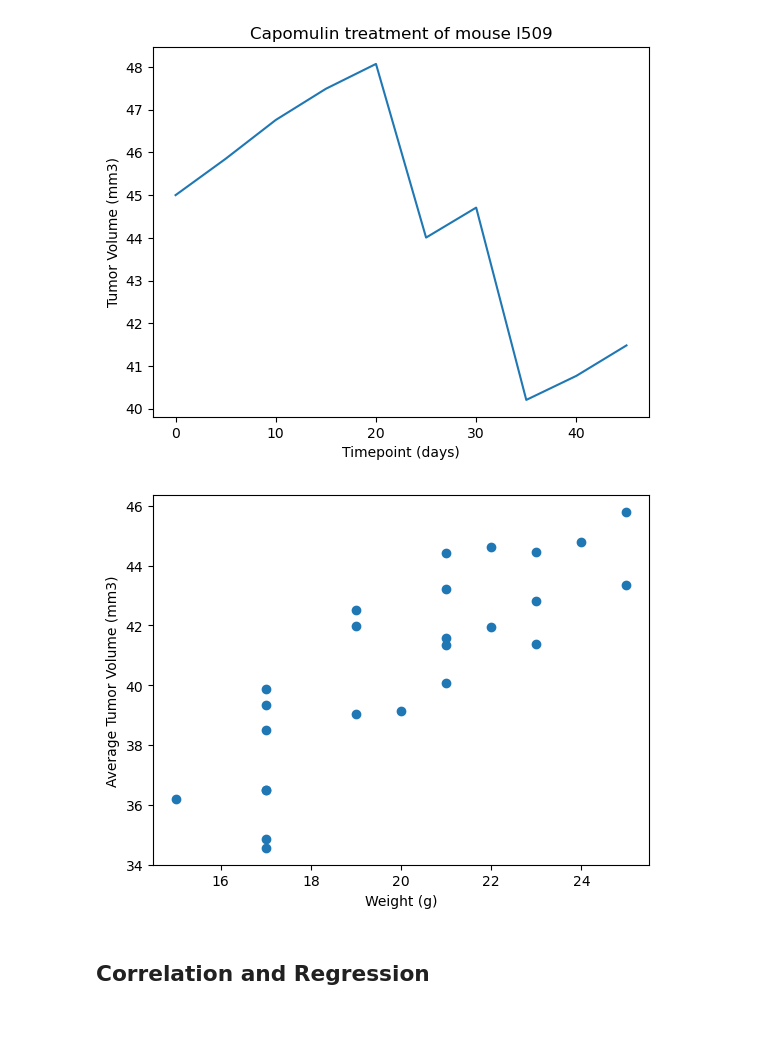
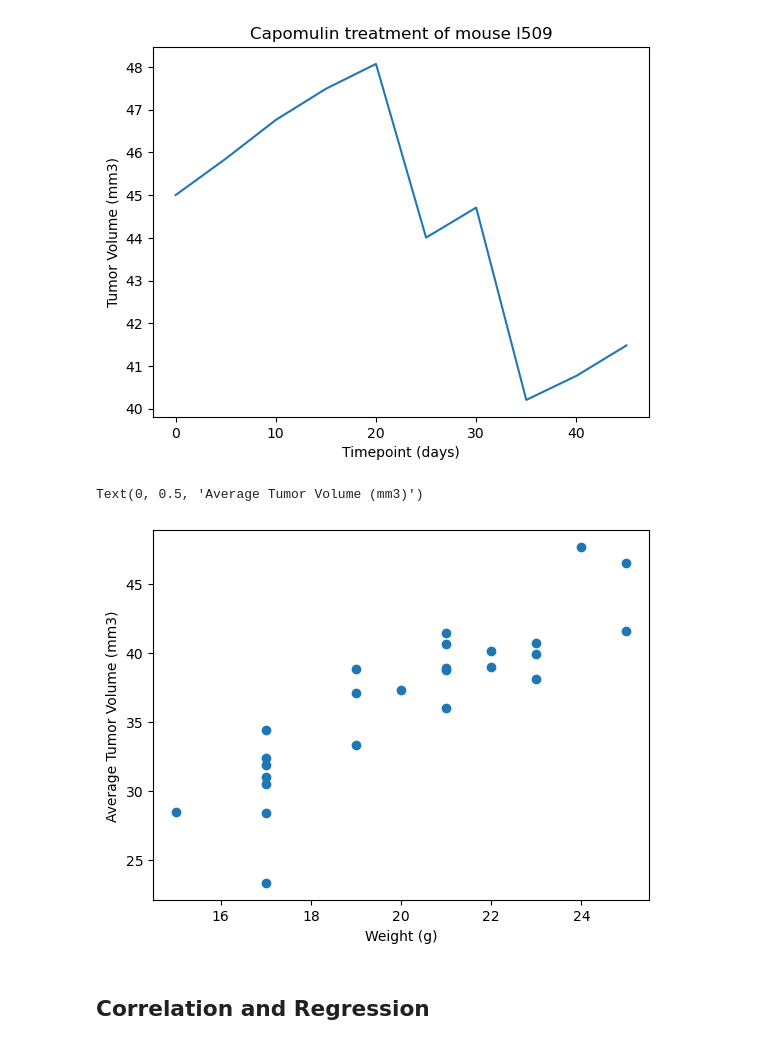
Before and after one commit to elidiak/-pymaceuticals-challenge, a Jupyter notebook: pymaceuticals_starter.ipynb, the cells around one changed output. Cells and saved outputs as stored; diff of their text form; code cells hidden in the pictures.

Commit message:
Most of Quartiles and Plots

```diff
--- a/pymaceuticals_starter.ipynb
+++ b/pymaceuticals_starter.ipynb
@@ -119,6 +121,7 @@ Name: count, Length: 249, dtype: int64
 
 drug = "Drug Regimen"
 tumor_volume = "Tumor Volume (mm3)"
+weight = "Weight (g)"
 
 drug_list = clean_data.groupby([drug])[drug]
 drug_means = clean_data.groupby([drug])[tumor_volume].mean()
@@ -128,7 +131,7 @@ drug_deviation = clean_data.groupby([drug])[tumor_volume].std()
 drug_sem = clean_data.groupby([drug])[tumor_volume].sem()
 
 drug_summary = pd.DataFrame({
-    "Drug Regimen": drug_list,
+
     "Mean Tumor Volume": drug_means,
     "Median Tumor Volume": drug_means,
     "Tumor Volume Variance": drug_variance,
@@ -245,0 +230,34 @@ Ceftamin's potential outliers: Series([], Name: Tumor Volume (mm3), dtype: float
+# %%
+# Put treatments into a list for for loop (and later for plot labels)
+drug_list_2 = ["Capomulin","Ramicane","Infubinol","Ceftamin"]
+
+# Create empty list to fill with tumor vol data (for plotting)
+tumor_volume_data = []
+
+# Locate the rows which contain mice on each drug and get the tumor volumes
+capomulin_df = tumor_data[tumor_data["Drug Regimen"] == "Capomulin"]
+ramicane_df = tumor_data[tumor_data["Drug Regimen"] == "Ramicane"]
+infubinol_df = tumor_data[tumor_data["Drug Regimen"] == "Infubinol"]
+ceftamin_df = tumor_data[tumor_data["Drug Regimen"] == "Ceftamin"]
+
+# Calculate the IQR and quantitatively determine if there are any potential outliers.
+capomulin_iqr = capomulin_df[tumor_volume].quantile(0.75) - capomulin_df[tumor_volume].quantile(0.25)
+ramicane_iqr = ramicane_df[tumor_volume].quantile(0.75) - ramicane_df[tumor_volume].quantile(0.25)
+infubinol_iqr = infubinol_df[tumor_volume].quantile(0.75) - infubinol_df[tumor_volume].quantile(0.25)
+ceftamin_iqr = ceftamin_df[tumor_volume].quantile(0.75) - ceftamin_df[tumor_volume].quantile(0.25)
+
+# Determine outliers using upper and lower bounds
+capomulin_upper = capomulin_df[tumor_volume].quantile(0.75) + 1.5*capomulin_iqr
+capomulin_lower = capomulin_df[tumor_volume].quantile(0.25) - 1.5*capomulin_iqr
+ramicane_upper = ramicane_df[tumor_volume].quantile(0.75) + 1.5*ramicane_iqr
+ramicane_lower = ramicane_df[tumor_volume].quantile(0.25) - 1.5*ramicane_iqr
+infubinol_upper = infubinol_df[tumor_volume].quantile(0.75) + 1.5*infubinol_iqr
+infubinol_lower = infubinol_df[tumor_volume].quantile(0.25) - 1.5*infubinol_iqr
+ceftamin_upper = ceftamin_df[tumor_volume].quantile(0.75) + 1.5*ceftamin_iqr
+ceftamin_lower = ceftamin_df[tumor_volume].quantile(0.25) - 1.5*ceftamin_iqr
+
+#Outliers for each drug
+capomulin_outliers = capomulin_df[(capomulin_df[tumor_volume] > capomulin_upper | capomulin_df[tumor_volume] < capomulin_lower)]
+ramicane_outliers = ramicane_df[(ramicane_df[tumor_volume] > ramicane_upper | ramicane_df[tumor_volume] < ramicane_lower)]
+infubinol_outliers = infubinol_df[(infubinol_df[tumor_volume] > infubinol_upper | infubinol_df[tumor_volume] < infubinol_lower)]
+ceftamin_outliers = ceftamin_df[(ceftamin_df[tumor_volume] > ceftamin_upper | ceftamin_df[tumor_volume] < ceftamin_lower)]
@@ -251,8 +287,15 @@ Ceftamin's potential outliers: Series([], Name: Tumor Volume (mm3), dtype: float
 [figure]
 # %%
 # Generate a scatter plot of mouse weight vs. the average observed tumor volume for the entire Capomulin regimen
+# Some things are from Copilot
+x_values = capomulin_df[weight]
+y_values = capomulin_df[tumor_volume]
+plt.scatter(x_values, y_values)
+plt.xlabel(weight)
+plt.ylabel("Average Tumor Volume (mm3)")
 # %% [output]
+Text(0, 0.5, 'Average Tumor Volume (mm3)')
-[figure, old version]
+[figure, new version]
 # %% [markdown]
 ## Correlation and Regression
 # %%
```
Also changed, not shown: parts of 11 cells of this notebook, 1 other file.
